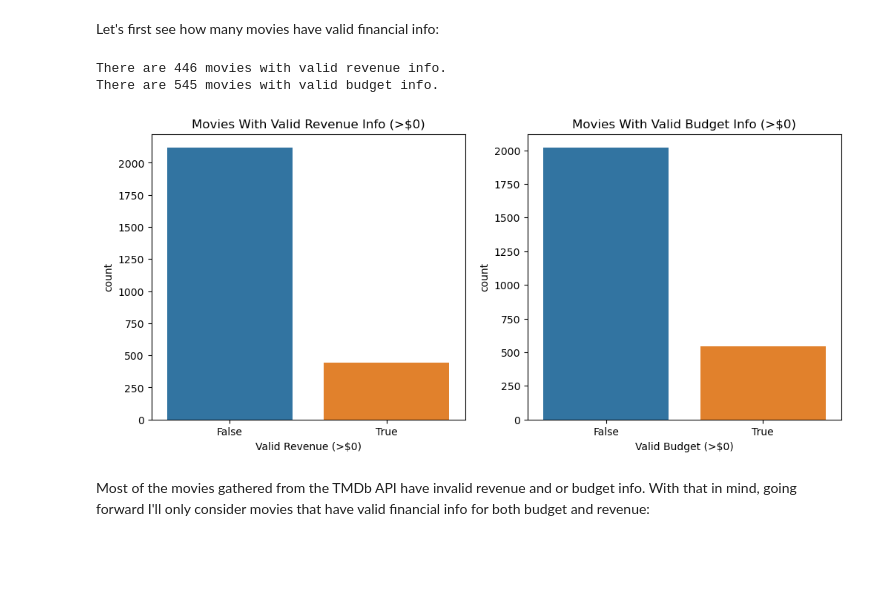
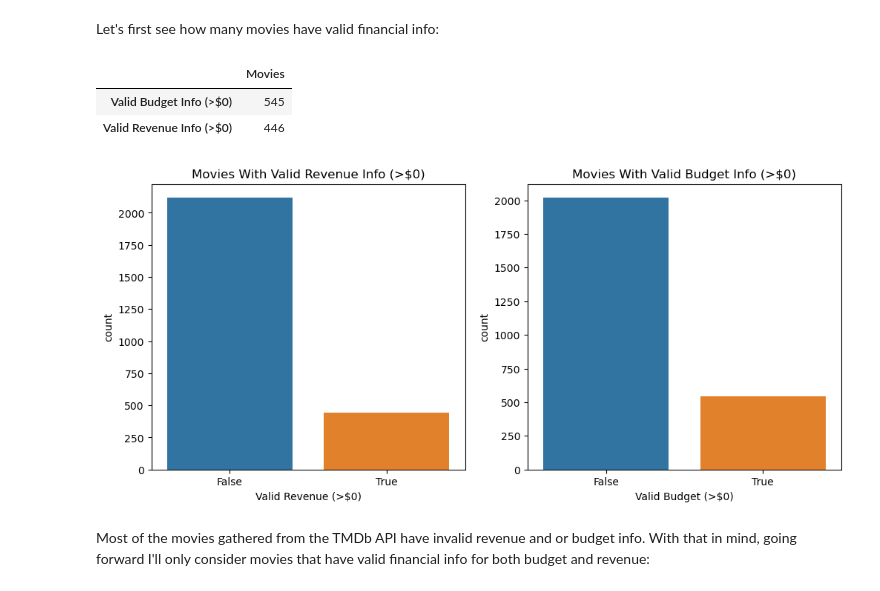
Before and after one commit to john-a-dixon/movie-success-analysis, a Jupyter notebook: 2b-EDA.ipynb, the cells around one changed output. Saved outputs shown, nothing was run; the diff lists cells and outputs as text; code cells hidden in the pictures; blank space fills up the shorter version.

```diff
--- a/2b-EDA.ipynb
+++ b/2b-EDA.ipynb
@@ -123,16 +124,16 @@ valid_budget = pd.DataFrame({"Valid Budget (>$0)": final_df["budget"] > 0})
 # %%
 # Create a figure with subplots
 fig, axes = plt.subplots(nrows=1, ncols=2, figsize=(12, 5))
 
 # Assign create each subplot
 sns.countplot(data=valid_revenue, x="Valid Revenue (>$0)", ax=axes[0]).set_title("Movies With Valid Revenue Info (>$0)")
 sns.countplot(data=valid_budget, x="Valid Budget (>$0)", ax=axes[1]).set_title("Movies With Valid Budget Info (>$0)");
 
-print(f"There are {valid_revenue.iloc[:, 0].sum()} movies with valid revenue info.")
-print(f"There are {valid_budget.iloc[:, 0].sum()} movies with valid budget info.")
+pd.DataFrame([valid_budget.iloc[:, 0].sum(), valid_revenue.iloc[:, 0].sum()], columns=["Movies"], index=["Valid Budget Info (>$0)", "Valid Revenue Info (>$0)"])
 # %% [output]
-There are 446 movies with valid revenue info.
-There are 545 movies with valid budget info.
+|  | Movies |
+| Valid Budget Info (>$0) | 545 |
+| Valid Revenue Info (>$0) | 446 |
 [figure]
 # %% [markdown]
 Most of the movies gathered from the TMDb API have invalid revenue and or budget info. With that in mind, going forward I'll only consider movies that have valid financial info for both budget and revenue:
```
Also changed, not shown: parts of 4 cells of this notebook.
